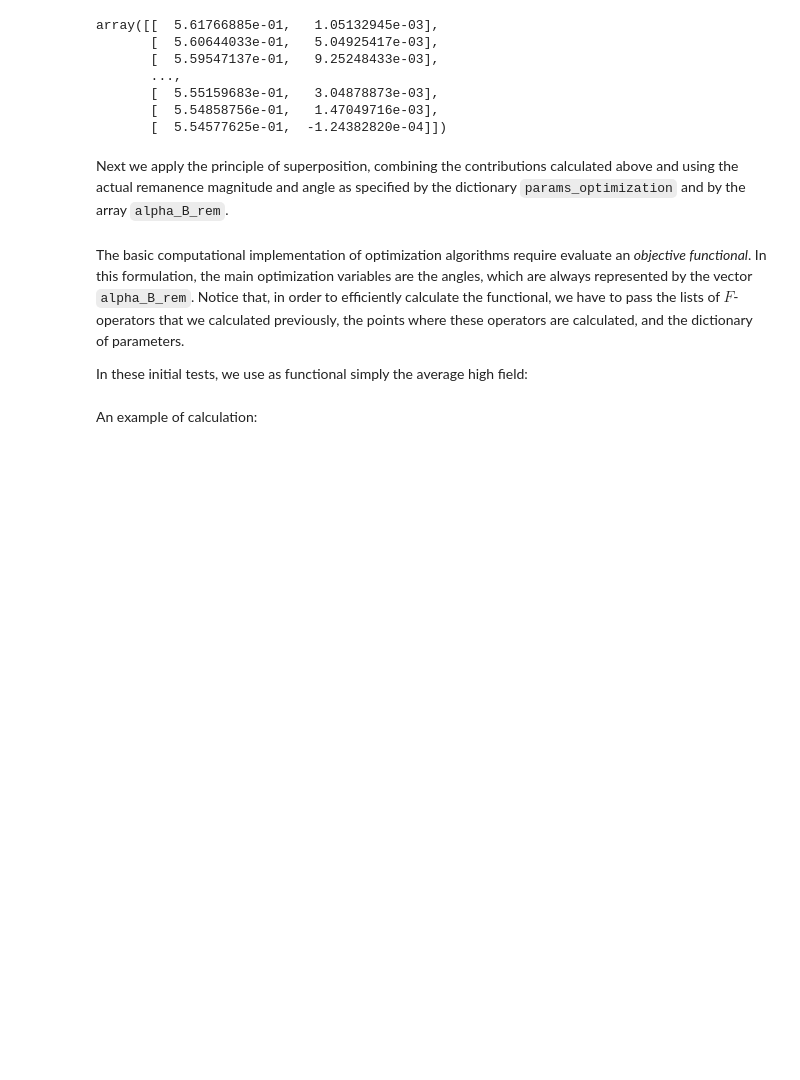
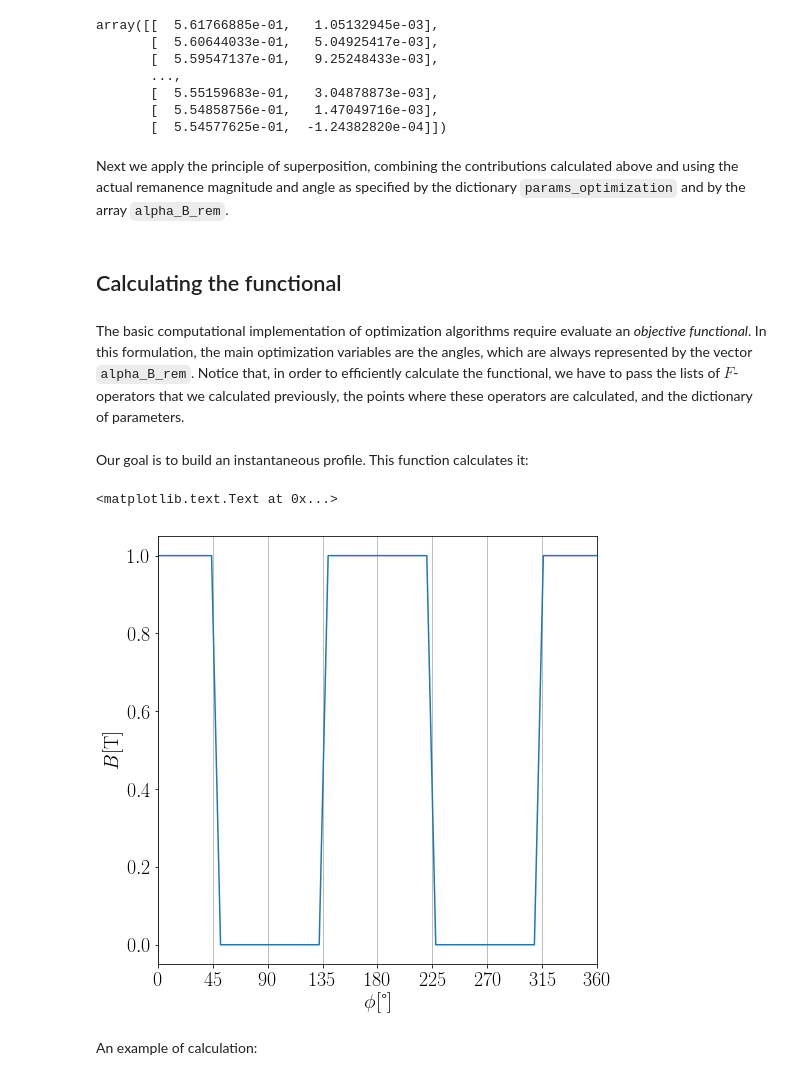
Before and after one commit to GabrielNandi/Gabriel-Garcia-Nandi, a Jupyter notebook: TeslaMax Optimization.ipynb, the cells around one changed output. Drawn from its saved outputs; the diff is of its cells as text; code cells hidden in the pictures; blank space fills up the shorter version.

```diff
--- a/TeslaMax Optimization.ipynb
+++ b/TeslaMax Optimization.ipynb
@@ -228,8 +232,43 @@ def superposition_B_III(points, F_II_x, F_II_y, F_IV_x, F_IV_y, alpha_B_rem, par
     B_III_grid = np.concatenate((points, B_III), axis=1)
 
     return B_III_grid
+# %% [markdown]
+## Calculating the functional
 # %% [markdown]
 The basic computational implementation of optimization algorithms require evaluate an *objective functional*. In this formulation, the main optimization variables are the angles, which are always represented by the vector `alpha_B_rem`. Notice that, in order to efficiently calculate the functional, we have to pass the lists of $F$-operators that we calculated previously, the points where these operators are calculated, and the dictionary of parameters.
-
-In these initial tests, we use as functional simply the average high field:
+# %% [markdown]
+Our goal is to build an instantaneous profile. This function calculates it:
+# %%
+def calculate_instantaneous_profile(phi, B_high):
+    """
+    Calculate the value of the two-pole instantaneous magnetic profile at angular position 'phi' (in degrees),
+    where the profile oscillates from 0 to 'B_high'
+
+    """
+
+    high_region = (phi <= 45)
+    high_region = np.logical_or(high_region, np.logical_and((phi >= 135),(phi <= 225)))
+    high_region = np.logical_or(high_region, (phi >= 315))
+
+    return np.where(high_region,B_high,0.0)
+# %%
+%matplotlib inline
+plt.rc('font',size=FONTSIZE)
+
+profile_fig = plt.figure(figsize=(FIGSIZE_INCHES,FIGSIZE_INCHES))
+profile_axes = profile_fig.add_subplot(111)
+
+phi_inst_vector = np.linspace(0,360)
+B_inst_vector = calculate_instantaneous_profile(phi_inst_vector,1.0)
+
+
+profile_axes.plot(phi_inst_vector,B_inst_vector)
+profile_axes.set_xlim(0,np.max(phi_vector))
+profile_axes.set_xticks(np.linspace(0,np.max(phi_vector),9))
+profile_axes.xaxis.grid(True)
+profile_axes.set_xlabel(r'$\phi [\si{\degree}]$')
+profile_axes.set_ylabel(r'$B [\si{\tesla}]$')
+# %% [output]
+<matplotlib.text.Text at 0x...>
+[figure, added]
 # %%
```
Also changed, not shown: parts of 11 cells of this notebook, 2 other files.
